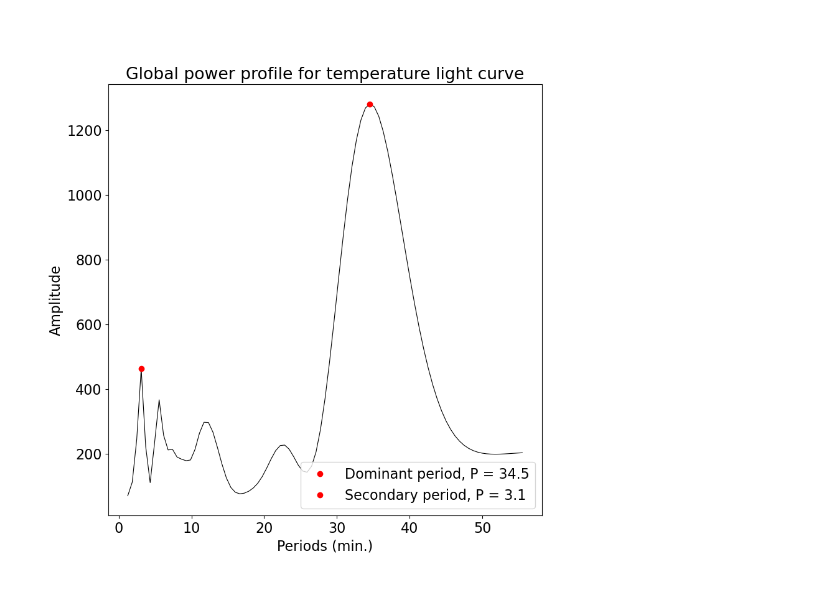
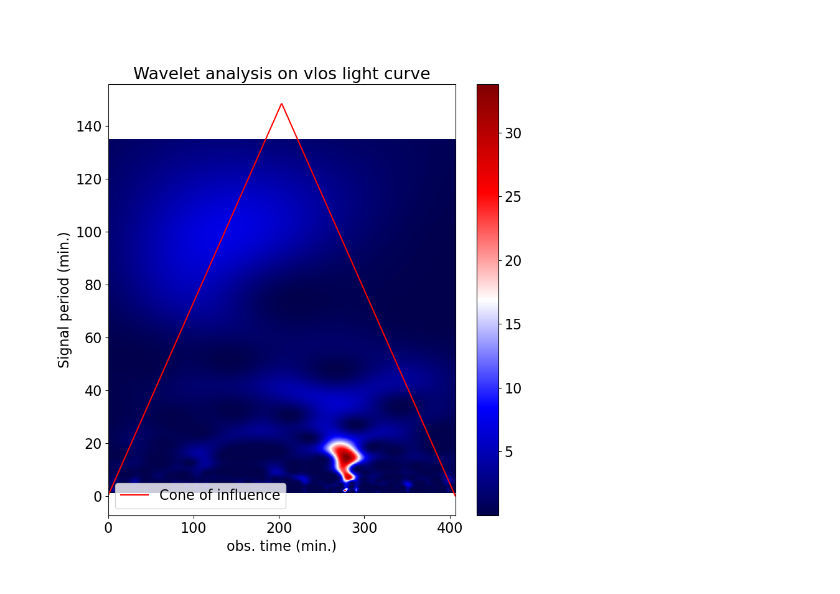
Before and after one commit to efredborg/summer_project2021, a Jupyter notebook: report/report.ipynb, the cells around one changed output. Cells and saved outputs as stored; diff of their text form; code cells hidden in the pictures.

```diff
--- a/report/report.ipynb
+++ b/report/report.ipynb
@@ -20,4 +30,4 @@ from IPython.display import Image
 # %%
-#Image(filename=plot_folder+'glbl_power__p55_LC_temperature.png')
+Image(filename=plot_folder+'wavelet_p135_vlos.png')
 # %% [output]
-[figure, old version]
+[figure, new version]
```
Also changed, not shown: parts of 15 cells of this notebook, 2 other files.
